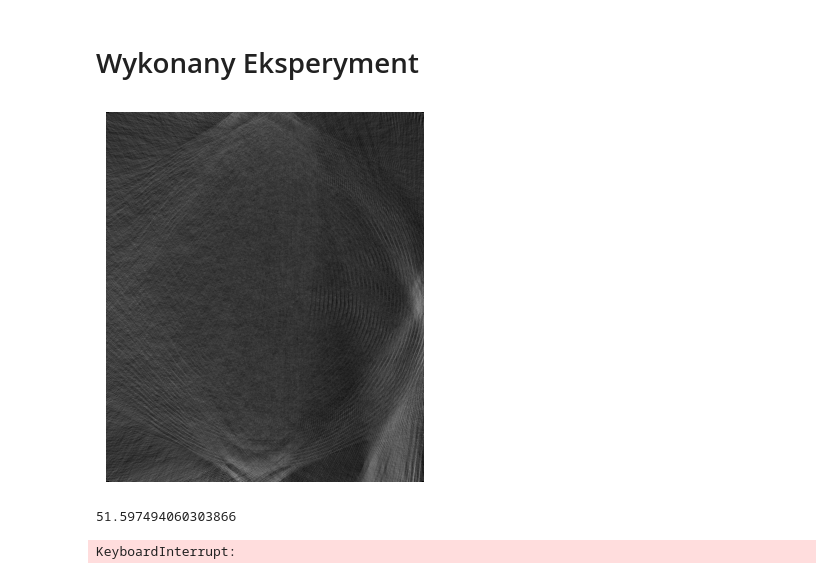
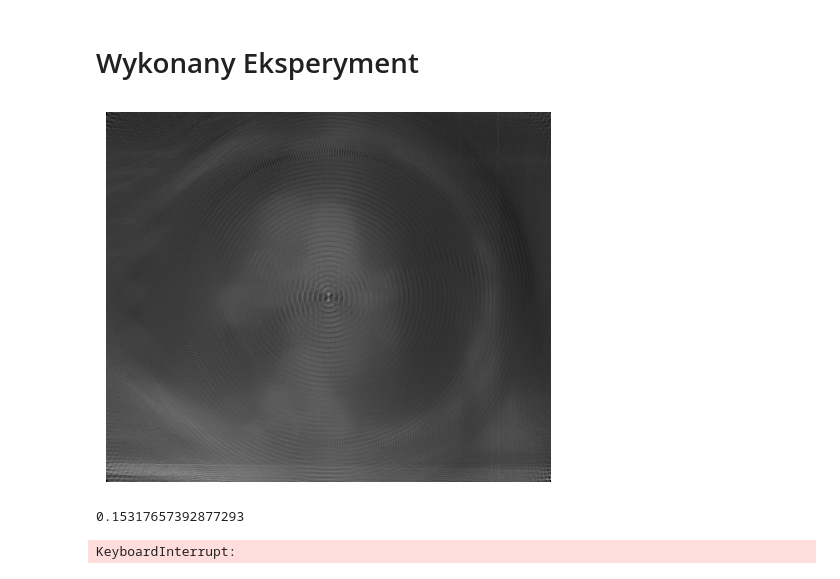
Before and after one commit to wirakoti/CTSimulator, a Jupyter notebook: main.ipynb, the cells around one changed output. Saved outputs shown, nothing was run; the diff lists cells and outputs as text; code cells hidden in the pictures.

```diff
--- a/main.ipynb
+++ b/main.ipynb
@@ -468,11 +472,14 @@ rmse_dets = []
 rmse_scans = []
 rmse_fans = []
 
-test_img = np.array(Image.open("./example-data/png/CT_ScoutView.jpg").convert("L"))
+test_img = np.array(Image.open("./example-data/png/SADDLE_PE.JPG").convert("L"))
+test_img = signal.convolve2d(test_img, edge_kernel)
+test_img = test_img[2:-2,2:-2]
 
 def calc_RMSE(org, rec):
     mse = np.mean((org - rec) ** 2)
-    rmse = np.sqrt(mse)
+    mse = mse/(org.shape[1]*org.shape[0])
+    rmse = mse**0.5
     return rmse
 
 for d in dets:
@@ -490,33 +497,33 @@ plt.grid(True)
 plt.show()
 
 for s in scans:
     sin = radon_transform(test_img, 1, 180, 180, s)
     rec = inverse_radon_transform(sin, test_img.shape, 1, 180)
     rmse = calc_RMSE(test_img, rec)
     print(rmse)
     rmse_scans.append(rmse)
 
 plt.figure()
 plt.plot(scans, rmse_scans, label='RMSE dla skanów')
 plt.xlabel('Liczba skanów')
 plt.ylabel('RMSE')
 plt.grid(True)
 plt.show()
 
 for f in fans:
     sin = radon_transform(test_img, 1, 180, f, 180)
     rec = inverse_radon_transform(sin, test_img.shape, 1, f)
     rmse = calc_RMSE(test_img, rec)
     print(rmse)
     rmse_fans.append(rmse)
 
 plt.figure()
 plt.plot(fans, rmse_fans, label='RMSE dla rozpętości wachlarza')
 plt.xlabel('Rozpiętość wachlarza')
 plt.ylabel('RMSE')
 plt.grid(True)
 plt.show()
 # %% [output]
-[figure, old version]
+[figure, new version]
-51.597494060303866
+0.15317657392877293
 KeyboardInterrupt:
```
Also changed, not shown: parts of 3 cells of this notebook.
